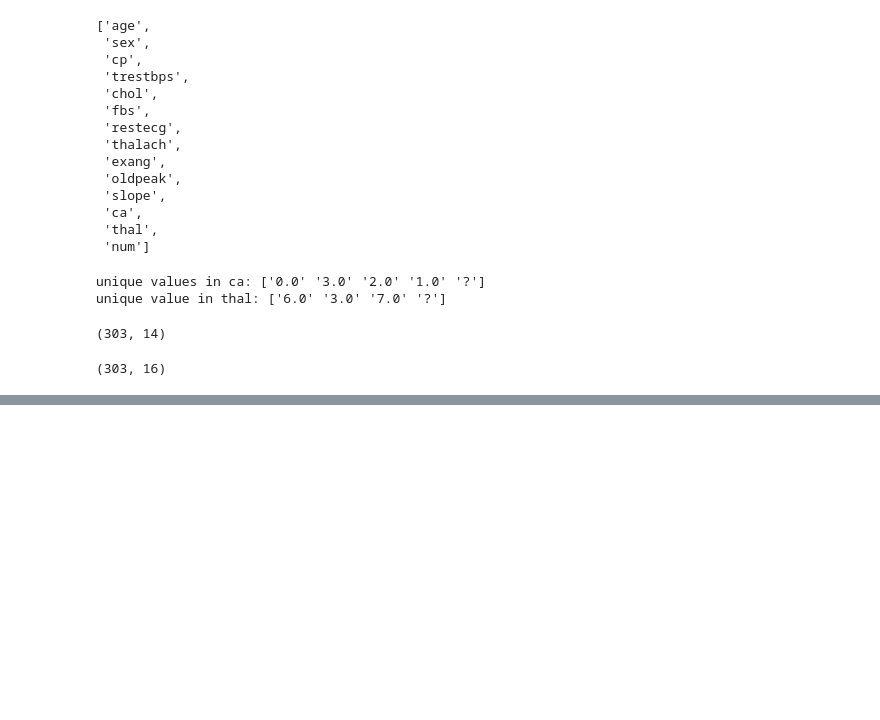
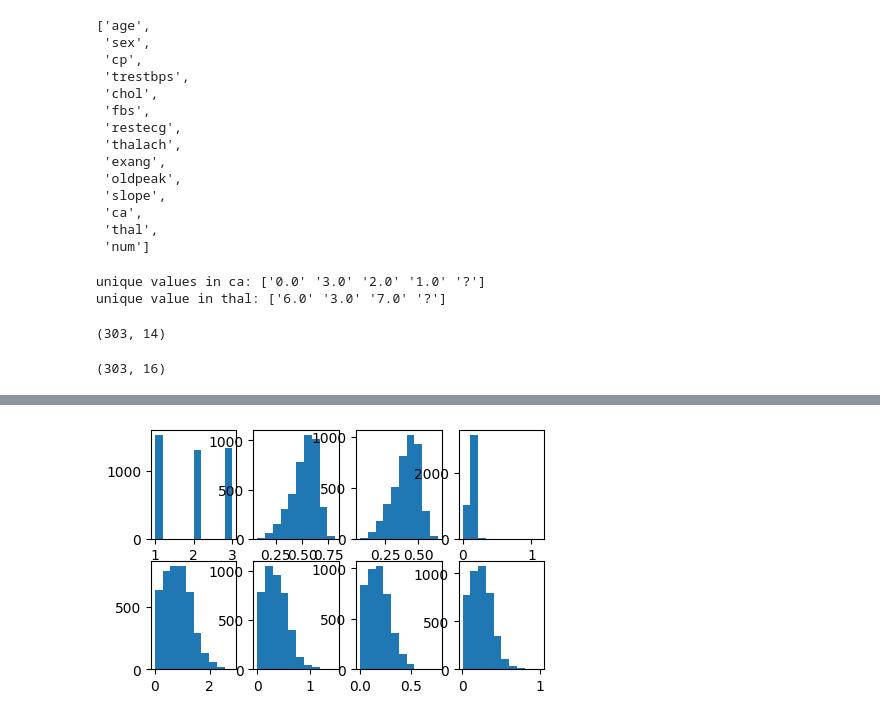
Before and after one commit to aniketkalra11/basic_kaggle_practice, a Jupyter notebook: practice_3.ipynb, the cells around one changed output, grey strips where cells are left out. Saved outputs shown, nothing was run; the diff lists cells and outputs as text; code cells hidden in the pictures; blank space fills up the shorter version.

```diff
--- a/practice_3.ipynb
+++ b/practice_3.ipynb
@@ -191,0 +232,3 @@ heart_data_imputed_with_indicator.shape
+# %%
+cols = ['Sex', 'Length', 'Diameter', 'Height', 'Whole weight', 'Shucked weight', 'Viscera weight', 'Shell weight', 'Rings']
+abalone_data = pd.read_csv('https://archive.ics.uci.edu/ml/machine-learning-databases/abalone/abalone.data', header=None, names= cols)
@@ -191,0 +256,3 @@ heart_data_imputed_with_indicator.shape
+# %%
+abalone_data = abalone_data.replace({"Sex" : {"M": 1, "F": 2, "I": 3}})
+abalone_data.info()
@@ -191,0 +279,4 @@ heart_data_imputed_with_indicator.shape
+# %%
+y = abalone_data.pop("Rings")
+in_cols = list(abalone_data)
+abalone_data.info()
@@ -191,0 +317,12 @@ heart_data_imputed_with_indicator.shape
+# %%
+import matplotlib.pyplot as plt
+list_of_features = list(abalone_data)
+i =0
+
+for x in range(1,3):
+  for y in range(1, 5):
+    plt.subplot2grid(shape=(3, 5),loc=(x,y), fig= plt.figure(14))
+    plt.hist(x=abalone_data[list_of_features[i]])
+    i += 1
+# %% [output]
+[figure, added]
```
Also changed, not shown: parts of 48 cells of this notebook, 1 other file.
